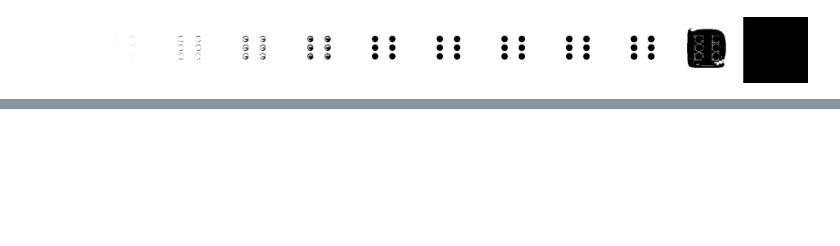
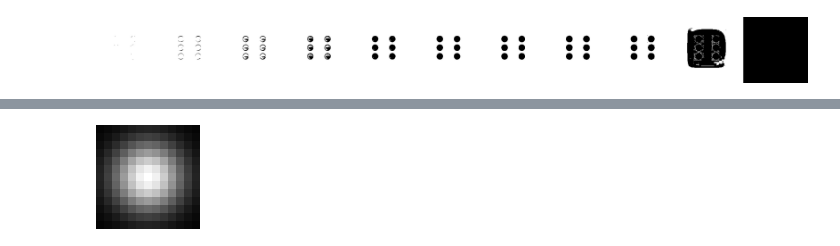
Before and after one commit to janicijevic/prmJulia, a Jupyter notebook: kockice.ipynb, the cells around one changed output, grey strips where cells are left out. Drawn from its saved outputs; the diff is of its cells as text; code cells hidden in the pictures; blank space fills up the shorter version.

```diff
--- a/kockice.ipynb
+++ b/kockice.ipynb
@@ -119,0 +163,5 @@ Die predicted: 4
+# %%
+gaus = collect(Kernel.gaussian(3))
+Gray.(gaus/maximum(gaus))
+# %% [output]
+[figure, added]
```
Also changed, not shown: parts of 20 cells of this notebook, 3 other files.
